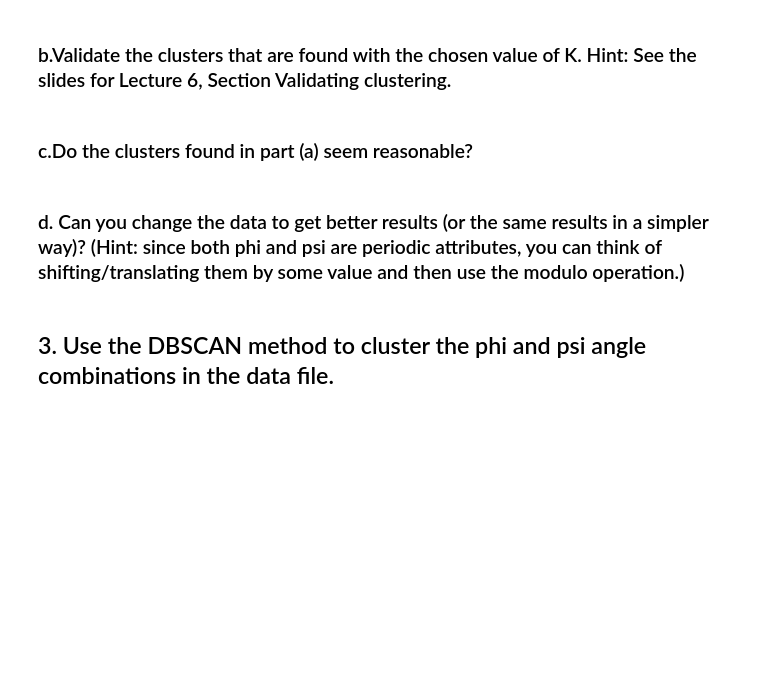
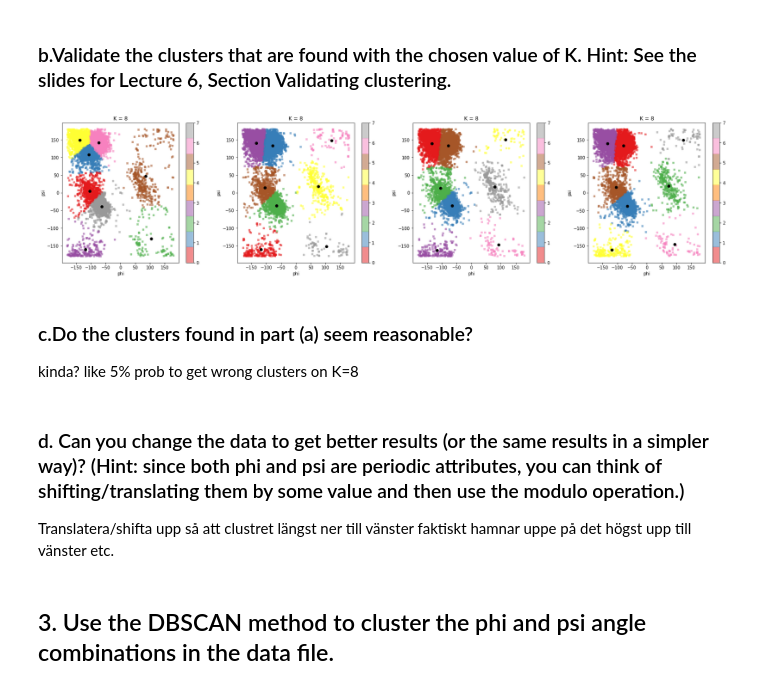
Before and after one commit to jerge/DAT405-DSC, a Jupyter notebook: Lab 3/Lab3.ipynb, the cells around one changed output. Saved outputs shown, nothing was run; the diff lists cells and outputs as text; code cells hidden in the pictures; blank space fills up the shorter version.

```diff
--- a/Lab 3/Lab3.ipynb
+++ b/Lab 3/Lab3.ipynb
@@ -13,9 +48,51 @@
 # %% [markdown]
 ### b.Validate the clusters that are found with the chosen value of K. Hint: See the slides for Lecture 6, Section Validating clustering.
+# %%
+ks = [8,8,8,8]
+
+
+plt.rcParams['figure.figsize'] = [len(ks)*7, 1*6]
+fig,axs = plt.subplots(1,len(ks))
+
+for i,k in enumerate(ks):
+  sample = data.sample(frac=1/4)
+  sampleNumbers = sample[['phi','psi']].copy()
+
+  kmeans = KMeans(n_clusters=k).fit(sampleNumbers)
+  clusters = kmeans.cluster_centers_
+  axs[i].set_title(f"K = {k}")
+
+  sample.plot.scatter(x="phi", y="psi", alpha = 0.5, ax=axs[i], c=kmeans.labels_, cmap="Set1", marker='X')
+  axs[i].scatter(x=clusters[:,0], y=clusters[:,1], c="Black")
+plt.show()
+'''
+ks = [7,7,7,7]
+
+plt.rcParams['figure.figsize'] = [len(ks)*7, 1*6]
+fig,axs = plt.subplots(1,len(ks))
+
+for i,k in enumerate(ks):
+  sample = data.sample(frac=1/4)
+  sampleNumbers = sample[['phi','psi']].copy()
+
+  kmeans = KMeans(n_clusters=k).fit(sampleNumbers)
+  clusters = kmeans.cluster_centers_
+  axs[i].set_title(f"K = {k}")
+
+  sample.plot.scatter(x="phi", y="psi", alpha = 0.5, ax=axs[i], c=kmeans.labels_, cmap="Set1", marker='X')
+  axs[i].scatter(x=clusters[:,0], y=clusters[:,1], c="Black")
+'''
+plt.show()
+# %% [output]
+[figure, added]
 # %% [markdown]
 ### c.Do the clusters found in part (a) seem reasonable?
+
+kinda? like 5% prob to get wrong clusters on K=8
 # %% [markdown]
 ### d. Can you change the data to get better results (or the same results in a simpler way)?  (Hint:  since  both  phi  and  psi  are  periodic  attributes,  you  can  think  of shifting/translating them by some value and then use the modulo operation.)
+
+Translatera/shifta upp så att clustret längst ner till vänster faktiskt hamnar uppe på det högst upp till vänster etc.
 # %% [markdown]
 ## 3. Use the DBSCAN method to cluster the phi and psi angle combinations in the data file.
 # %% [markdown]
```
Also changed, not shown: parts of 9 cells of this notebook.
